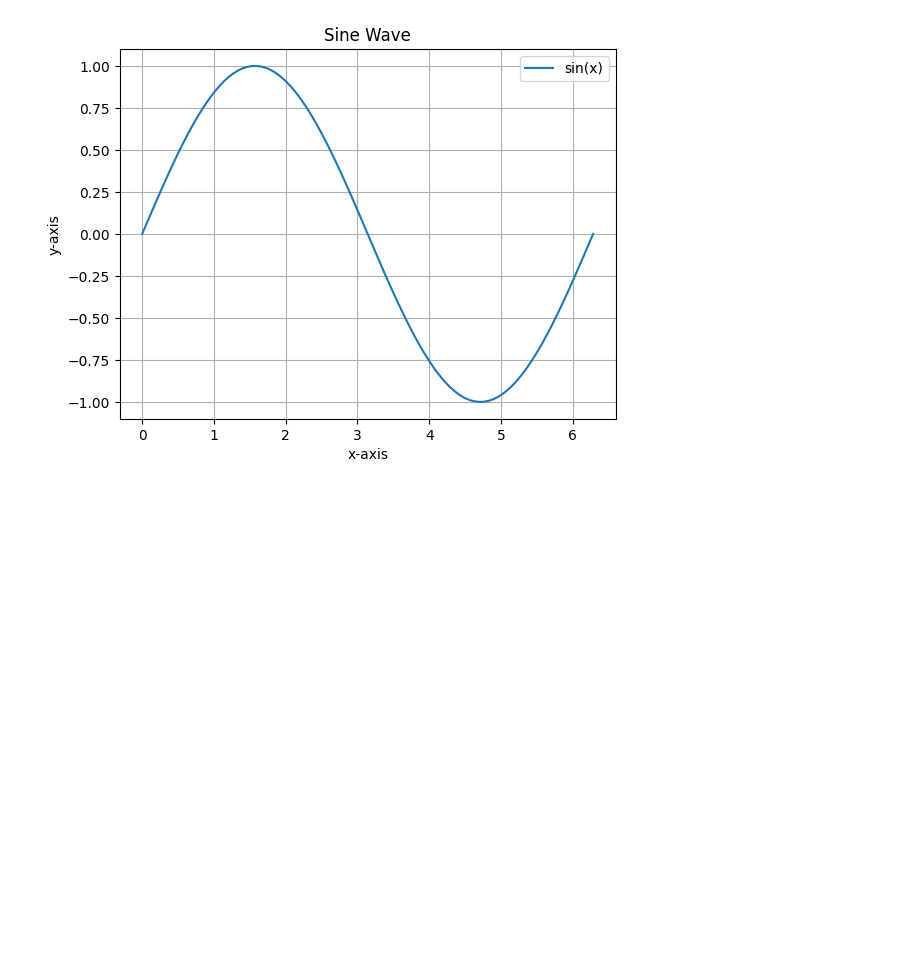
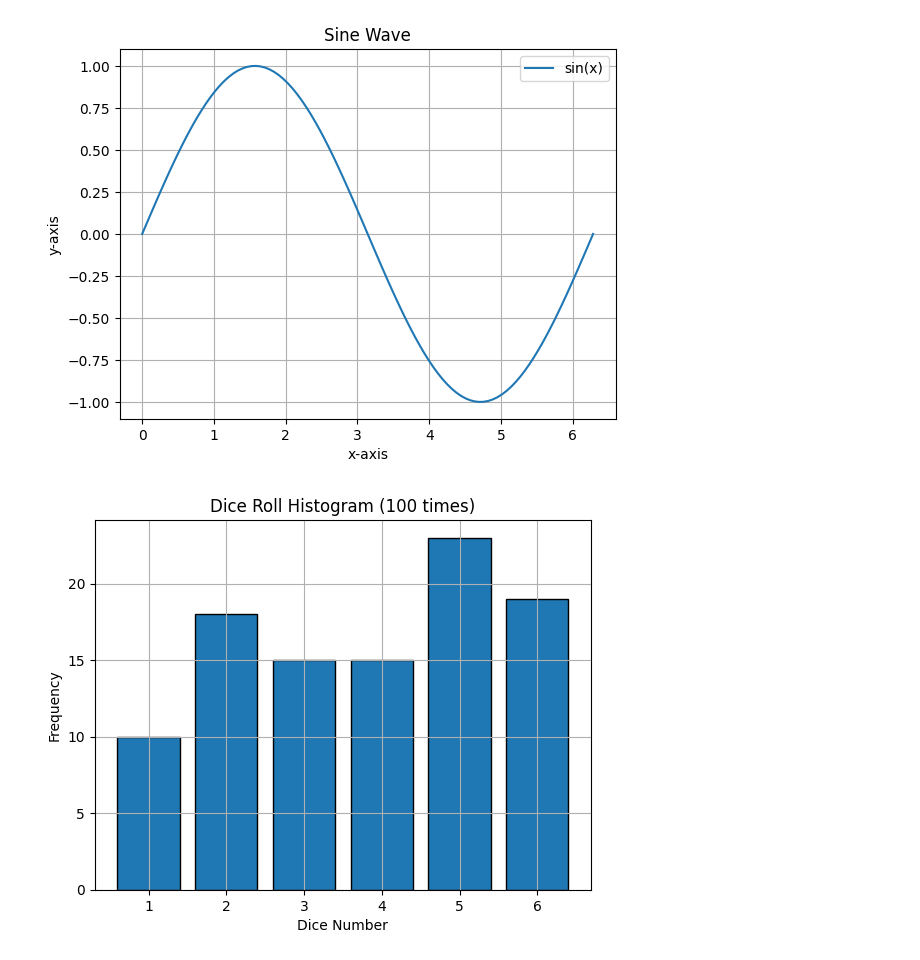
Before and after one commit to sangyun01/SNU_Internship, a Jupyter notebook: main.ipynb, the cells around one changed output. Saved outputs shown, nothing was run; the diff lists cells and outputs as text; code cells hidden in the pictures; blank space fills up the shorter version.

```diff
--- a/main.ipynb
+++ b/main.ipynb
@@ -14,3 +14,18 @@ plt.grid(True)
 plt.show()
 # %% [output]
 [figure]
+# %%
+import numpy as np
+import matplotlib.pyplot as plt
+
+dice_rolls = np.random.randint(1, 7, size=100)
+
+plt.hist(dice_rolls, bins=np.arange(1, 8)-0.5, edgecolor='black', rwidth=0.8)
+plt.title("Dice Roll Histogram (100 times)")
+plt.xlabel("Dice Number")
+plt.ylabel("Frequency")
+plt.xticks([1, 2, 3, 4, 5, 6])
+plt.grid(True)
+plt.show()
+# %% [output]
+[figure, added]
```
